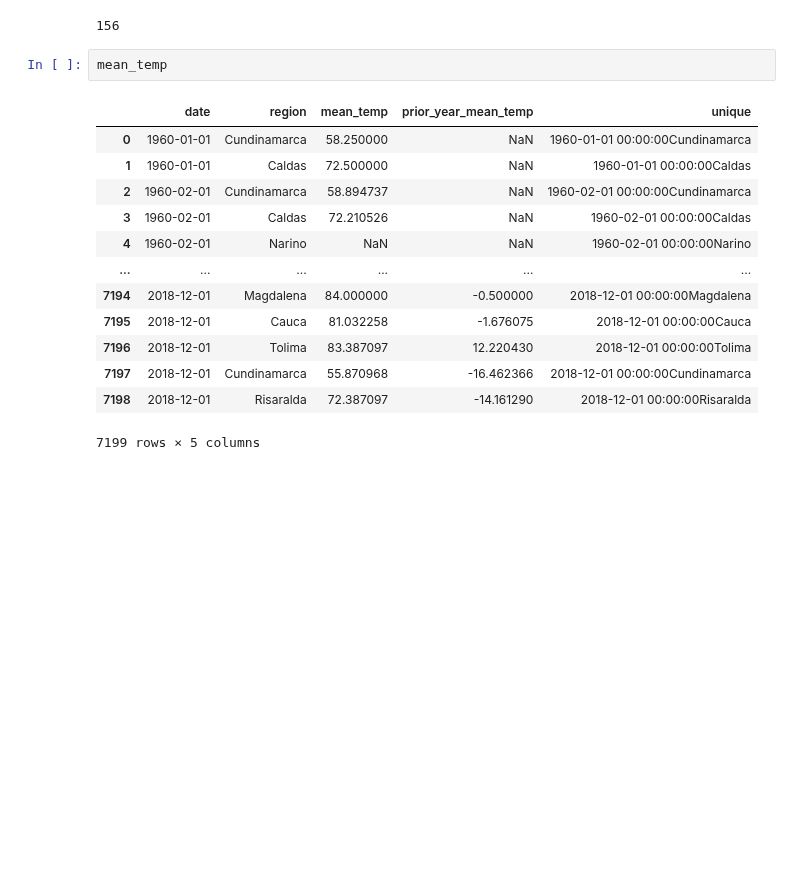
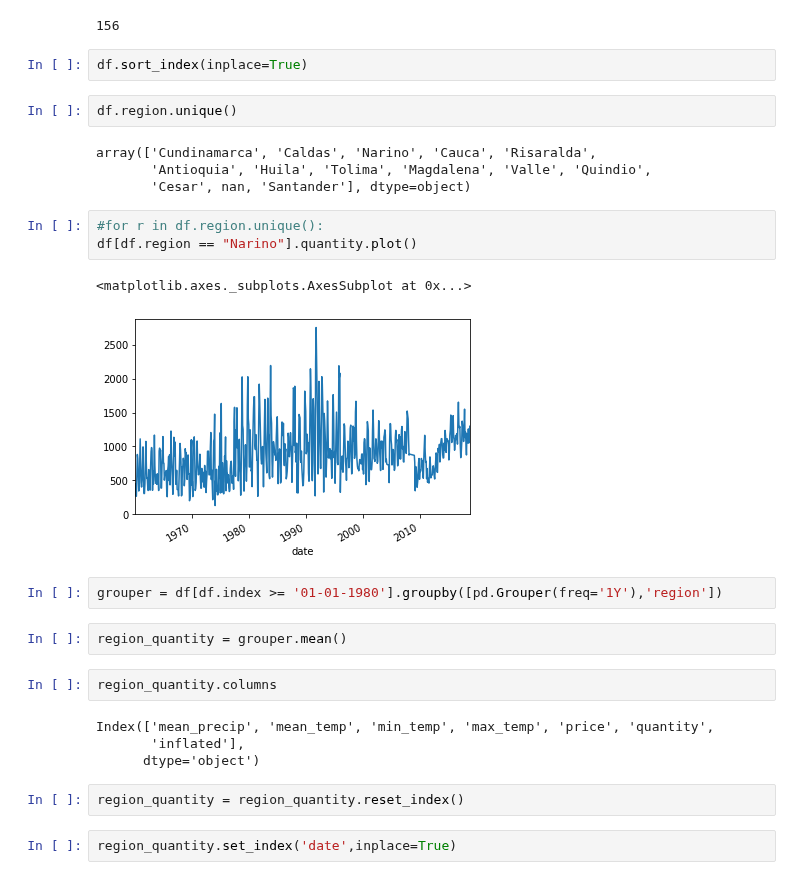
Before and after one commit to Data-Robusta/data-robusta, a Jupyter notebook: jeff_scratch.ipynb, the cells around one changed output. Saved outputs shown, nothing was run; the diff lists cells and outputs as text; blank space fills up the shorter version.

```diff
--- a/jeff_scratch.ipynb
+++ b/jeff_scratch.ipynb
@@ -524,19 +524,31 @@ dtype: object
 # %%
 # %% [output]
 156
-# %%
-mean_temp
-# %% [output]
-|  | date | region | mean_temp | prior_year_mean_temp | unique |
-| 0 | 1960-01-01 | Cundinamarca | 58.250000 | NaN | 1960-01-01 00:00:00Cundinamarca |
-| 1 | 1960-01-01 | Caldas | 72.500000 | NaN | 1960-01-01 00:00:00Caldas |
-| 2 | 1960-02-01 | Cundinamarca | 58.894737 | NaN | 1960-02-01 00:00:00Cundinamarca |
-| 3 | 1960-02-01 | Caldas | 72.210526 | NaN | 1960-02-01 00:00:00Caldas |
-| 4 | 1960-02-01 | Narino | NaN | NaN | 1960-02-01 00:00:00Narino |
-| ... | ... | ... | ... | ... | ... |
-| 7194 | 2018-12-01 | Magdalena | 84.000000 | -0.500000 | 2018-12-01 00:00:00Magdalena |
-| 7195 | 2018-12-01 | Cauca | 81.032258 | -1.676075 | 2018-12-01 00:00:00Cauca |
-| 7196 | 2018-12-01 | Tolima | 83.387097 | 12.220430 | 2018-12-01 00:00:00Tolima |
-| 7197 | 2018-12-01 | Cundinamarca | 55.870968 | -16.462366 | 2018-12-01 00:00:00Cundinamarca |
-| 7198 | 2018-12-01 | Risaralda | 72.387097 | -14.161290 | 2018-12-01 00:00:00Risaralda |
-7199 rows × 5 columns
+# %%
+df.sort_index(inplace=True)
+# %%
+df.region.unique()
+# %% [output]
+array(['Cundinamarca', 'Caldas', 'Narino', 'Cauca', 'Risaralda',
+       'Antioquia', 'Huila', 'Tolima', 'Magdalena', 'Valle', 'Quindio',
+       'Cesar', nan, 'Santander'], dtype=object)
+# %%
+#for r in df.region.unique():
+df[df.region == "Narino"].quantity.plot()
+# %% [output]
+<matplotlib.axes._subplots.AxesSubplot at 0x...>
+[figure, added]
+# %%
+grouper = df[df.index >= '01-01-1980'].groupby([pd.Grouper(freq='1Y'),'region'])
+# %%
+region_quantity = grouper.mean()
+# %%
+region_quantity.columns
+# %% [output]
+Index(['mean_precip', 'mean_temp', 'min_temp', 'max_temp', 'price', 'quantity',
+       'inflated'],
+      dtype='object')
+# %%
+region_quantity = region_quantity.reset_index()
+# %%
+region_quantity.set_index('date',inplace=True)
```
Also changed, not shown: parts of 6 cells of this notebook, 1 other file.
